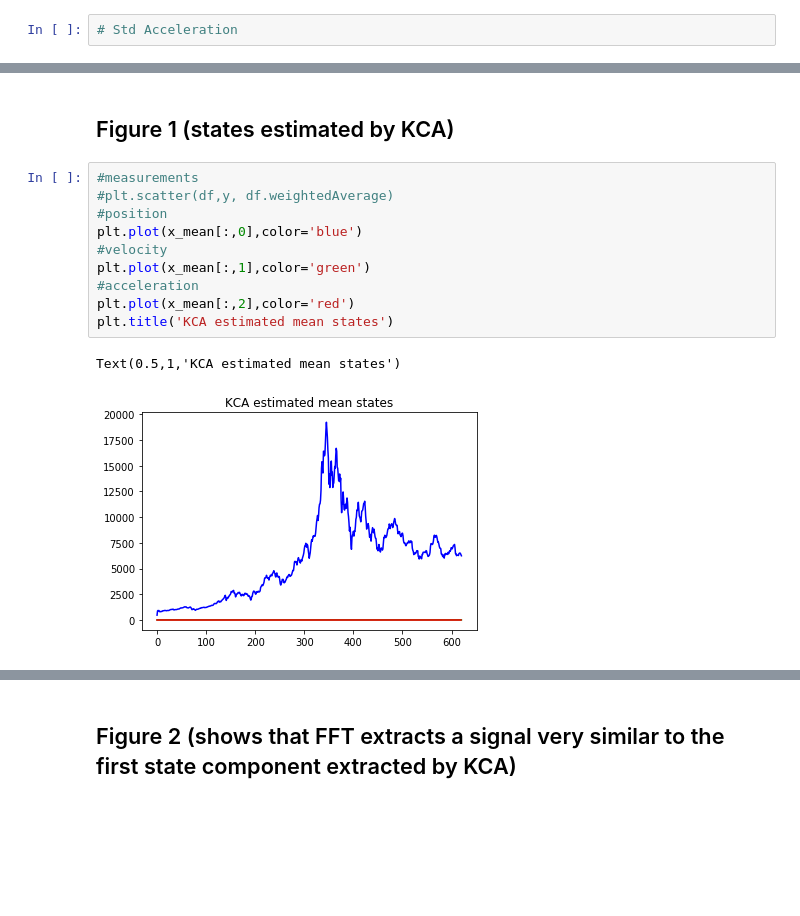
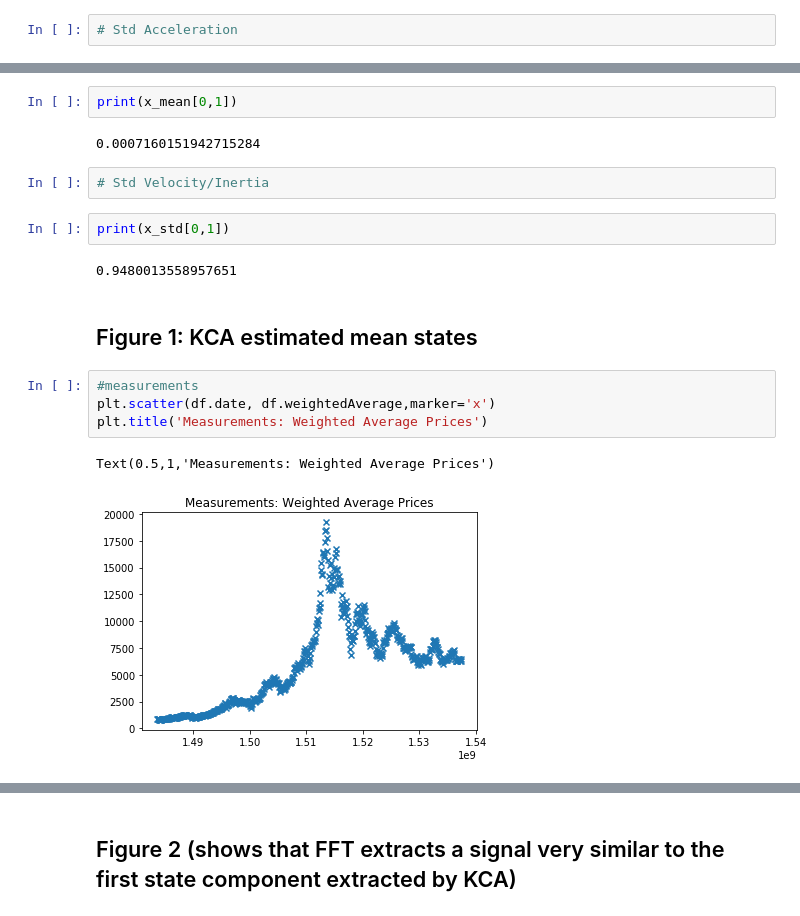
Before and after one commit to isatobo/it_prophet_quickstart, a Jupyter notebook: PriceKineticComponentAnalysis_NB3.ipynb, the cells around one changed output, grey strips where cells are left out. Cells and saved outputs as stored; diff of their text form; blank space fills up the shorter version.

```diff
--- a/PriceKineticComponentAnalysis_NB3.ipynb
+++ b/PriceKineticComponentAnalysis_NB3.ipynb
@@ -105,15 +127,19 @@ print(x_std[0,2])
+# %%
+print(x_mean[0,1])
+# %% [output]
+0.0007160151942715284
+# %%
+# Std Velocity/Inertia
+# %%
+print(x_std[0,1])
+# %% [output]
+0.9480013558957651
 # %% [markdown]
-## Figure 1 (states estimated by KCA)
+## Figure 1: KCA estimated mean states
-# %%
-#measurements
-#plt.scatter(df,y, df.weightedAverage)
-#position
-plt.plot(x_mean[:,0],color='blue')
-#velocity
-plt.plot(x_mean[:,1],color='green')
-#acceleration
-plt.plot(x_mean[:,2],color='red')
-plt.title('KCA estimated mean states')
-# %% [output]
-Text(0.5,1,'KCA estimated mean states')
-[figure, removed]
+# %%
+#measurements
+plt.scatter(df.date, df.weightedAverage,marker='x')
+plt.title('Measurements: Weighted Average Prices')
+# %% [output]
+Text(0.5,1,'Measurements: Weighted Average Prices')
+[figure, added]
```
Also changed, not shown: parts of 26 cells of this notebook.
